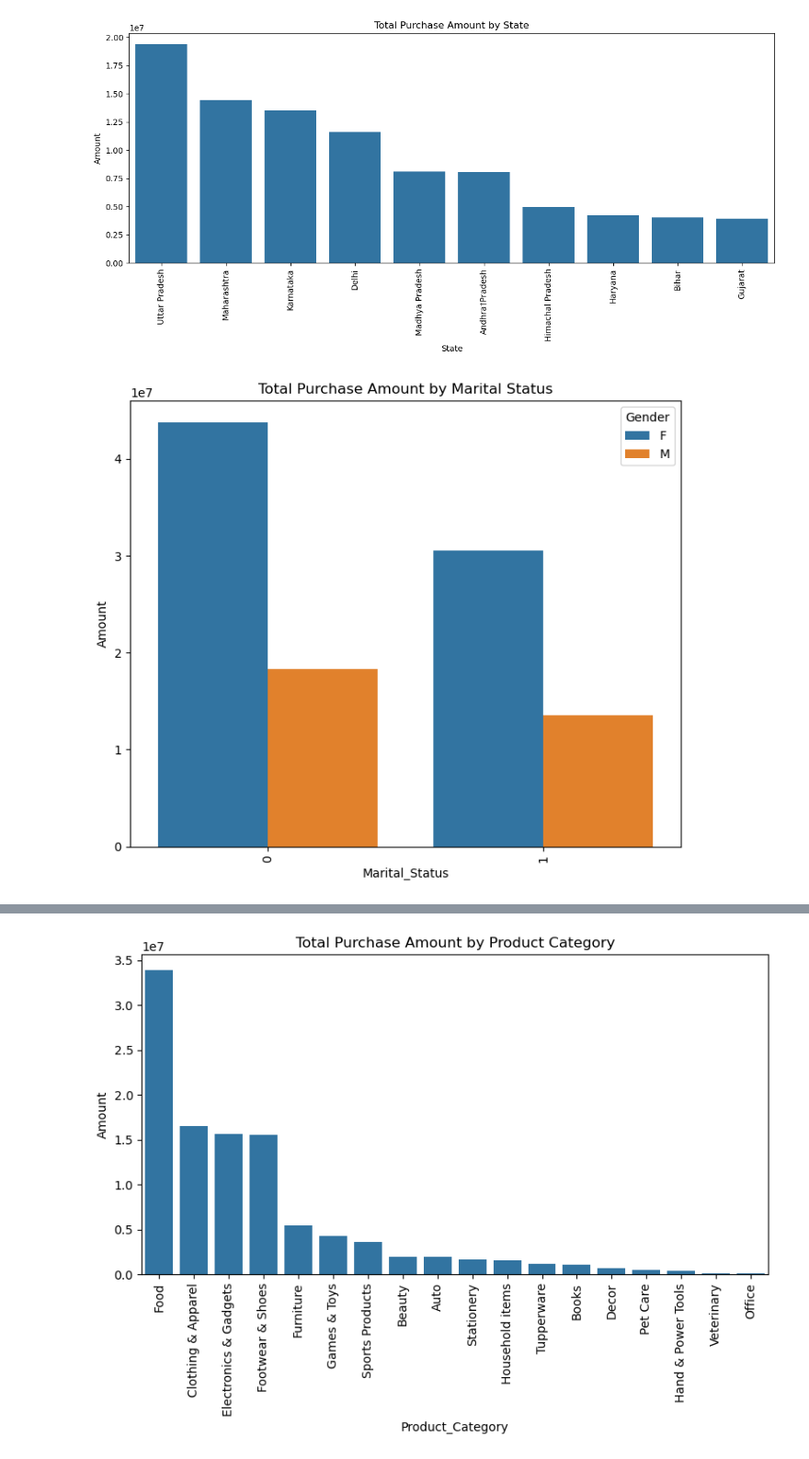
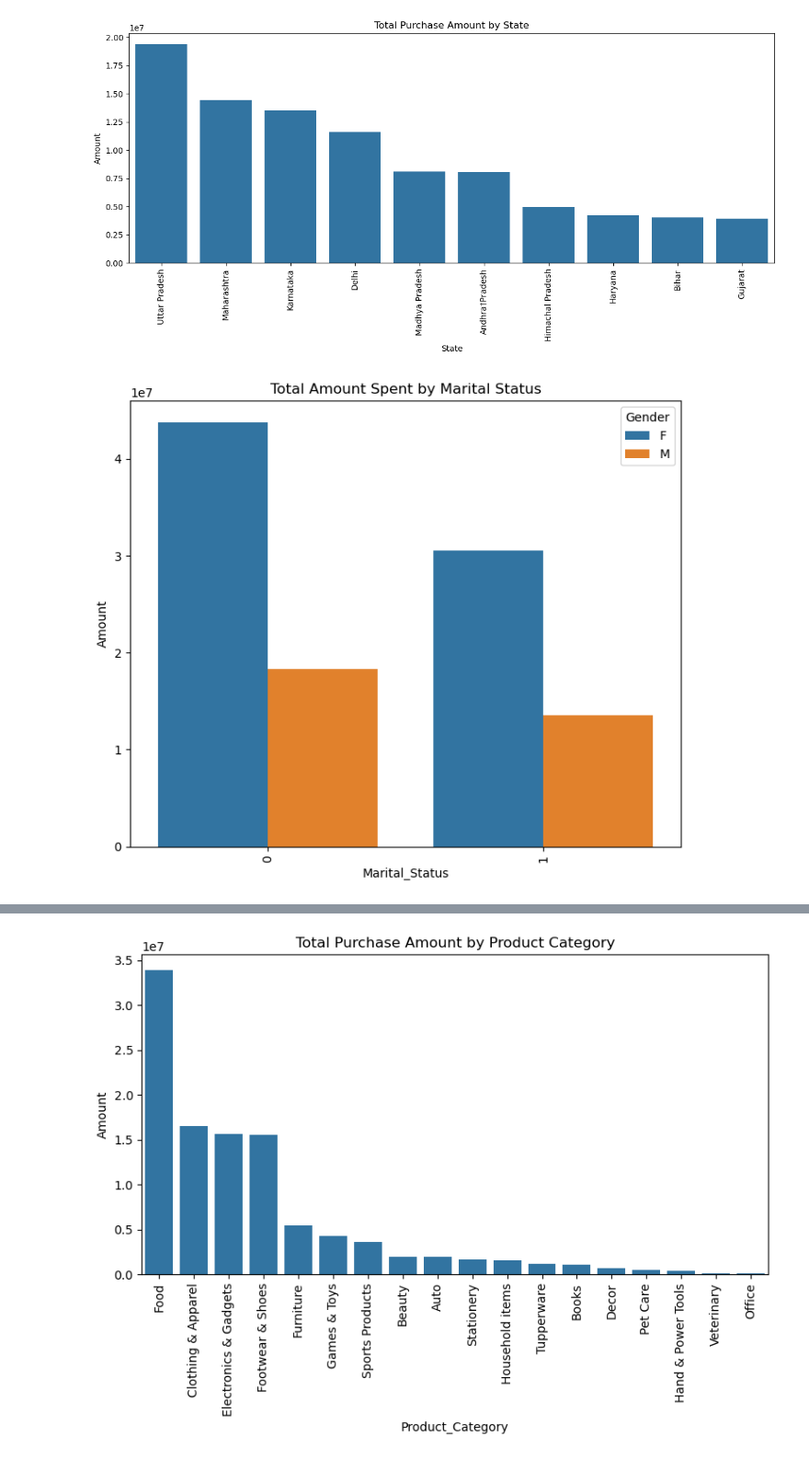
Before and after one commit to Monika-DA-2025/Portfolio-Project-Python-, a Jupyter notebook: New_year_sales_analysis.ipynb, the cells around one changed output, grey strips where cells are left out. Shown: that part at 92% size. Drawn from its saved outputs; the diff is of its cells as text; code cells hidden in the pictures.

```diff
--- a/New_year_sales_analysis.ipynb
+++ b/New_year_sales_analysis.ipynb
@@ -292,17 +289,17 @@ plt.show()
 # %%
 plt.figure(figsize=(7,6))
 sns.barplot(
     data=nysa_df,
     x='Marital_Status',
     y='Amount',
     hue = 'Gender',
     estimator=sum,
     errorbar=None,
     order=nysa_df.groupby('Marital_Status')['Amount'].sum().sort_values(ascending=False).index
 )
 plt.xticks(rotation=90)
-plt.title('Total Purchase Amount by Marital Status')
+plt.title('Total Amount Spent by Marital Status')
 plt.tight_layout()
 plt.show()
 # %% [output]
-[figure, old version]
+[figure, new version]
```
Also changed, not shown: parts of 15 cells of this notebook.
